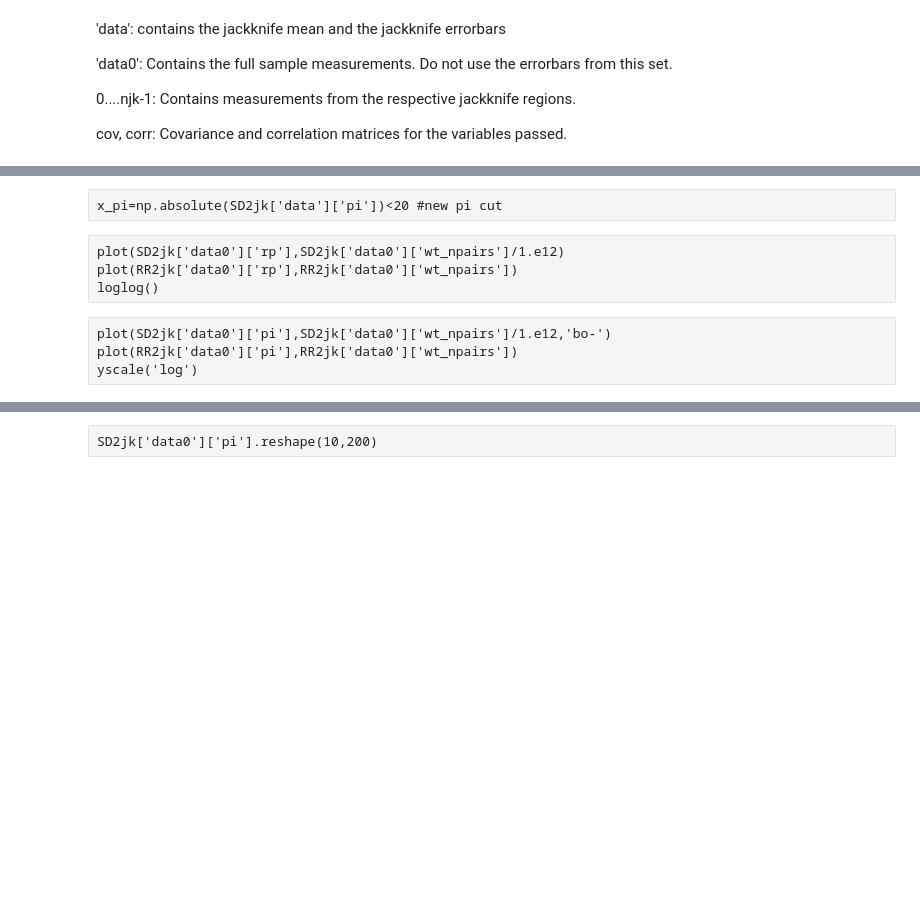
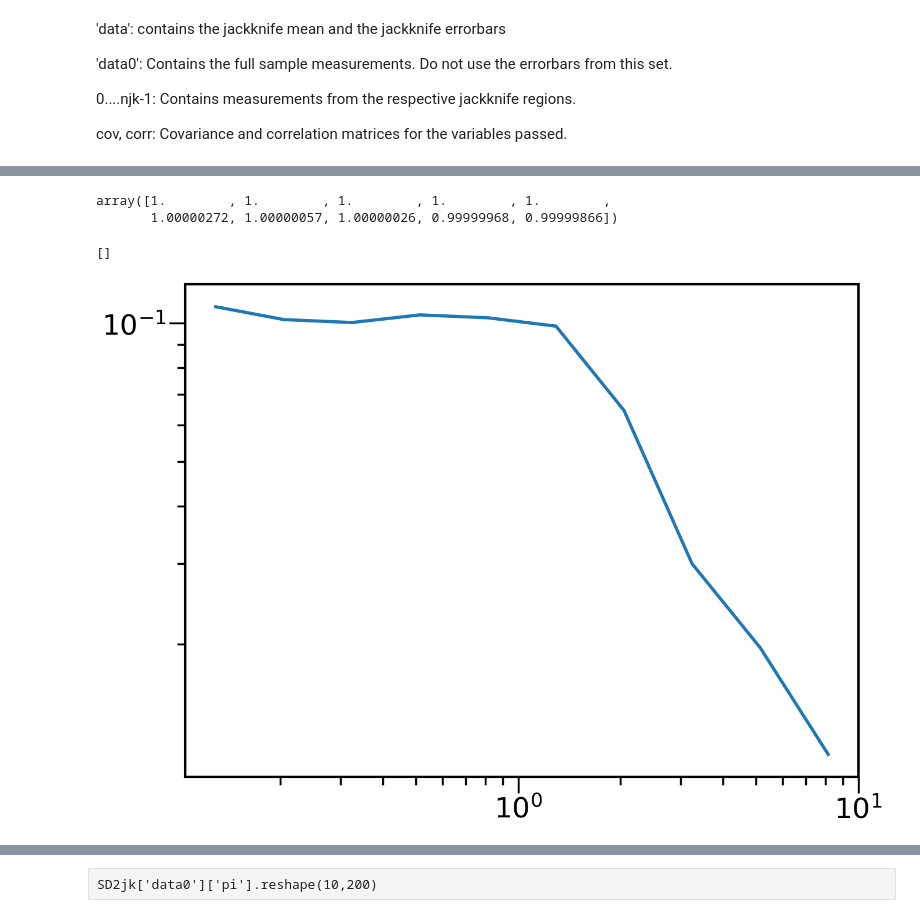
Before and after one commit to sukhdeep2/corr_pc, a Jupyter notebook: Process PC data_ED.ipynb, the cells around one changed output, grey strips where cells are left out. Cells and saved outputs as stored; diff of their text form; code cells hidden in the pictures; blank space fills up the shorter version.

```diff
--- a/Process PC data_ED.ipynb
+++ b/Process PC data_ED.ipynb
@@ -275,10 +289,24 @@ SRjk=jk_read(dataset=file_name,var=['wgg'],njk=njk,auto_cross='_cross',bins='_bi
-# %% [raw]
-x_pi=np.absolute(SD2jk['data']['pi'])<20 #new pi cut
-# %% [raw]
-plot(SD2jk['data0']['rp'],SD2jk['data0']['wt_npairs']/1.e12)
-plot(RR2jk['data0']['rp'],RR2jk['data0']['wt_npairs'])
-loglog()
-# %% [raw]
-plot(SD2jk['data0']['pi'],SD2jk['data0']['wt_npairs']/1.e12,'bo-')
-plot(RR2jk['data0']['pi'],RR2jk['data0']['wt_npairs'])
-yscale('log')
+# %%
+#following are for debugging if needed
+RRjk=jk_read(dataset=file_name,var=['wgg'],njk=njk,auto_cross='_cross',bins='_bins',
+            home=file_home,corr='_RR',skiprows=0)
+RR2jk=jk_read(dataset=file_name,var=['wgg'],njk=njk,auto_cross='_cross',bins='_bins2D',
+            home=file_home,corr='_RR',skiprows=0)
+SDjk=jk_read(dataset=file_name,var=['wgg'],njk=njk,auto_cross='_cross',bins='_bins',
+            home=file_home,corr='_SD',skiprows=0)
+SD2jk=jk_read(dataset=file_name,var=['wgg'],njk=njk,auto_cross='_cross',bins='_bins2D',
+            home=file_home,corr='_SD',skiprows=0)
+
+SRjk=jk_read(dataset=file_name,var=['wgg'],njk=njk,auto_cross='_cross',bins='_bins',
+            home=file_home,corr='_SR',skiprows=0)
+# %%
+SD2jk['data0']['wt_npairs']/SD2jk['data0']['npairs']
+# %% [output]
+array([1.        , 1.        , 1.        , 1.        , 1.        ,
+       1.00000272, 1.00000057, 1.00000026, 0.99999968, 0.99999866])
+# %%
+plot(SD2jk['data0']['rp'],SD2jk['data0']['theta']/SD2jk['data0']['wt_npairs']-1./3)
+loglog()
+# %% [output]
+[]
+[figure, added]
```
Also changed, not shown: parts of 14 cells of this notebook, 7 other files.
